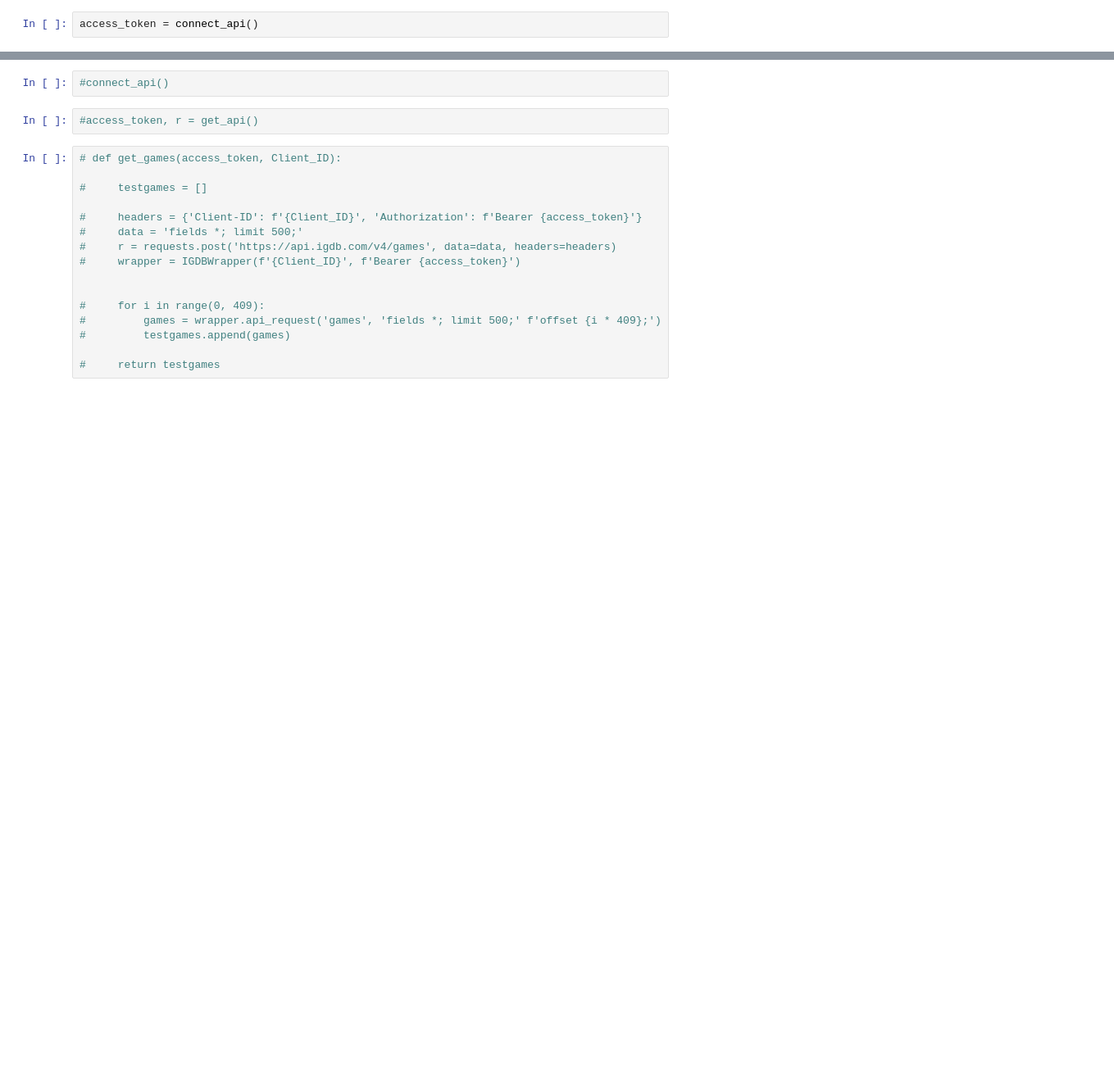
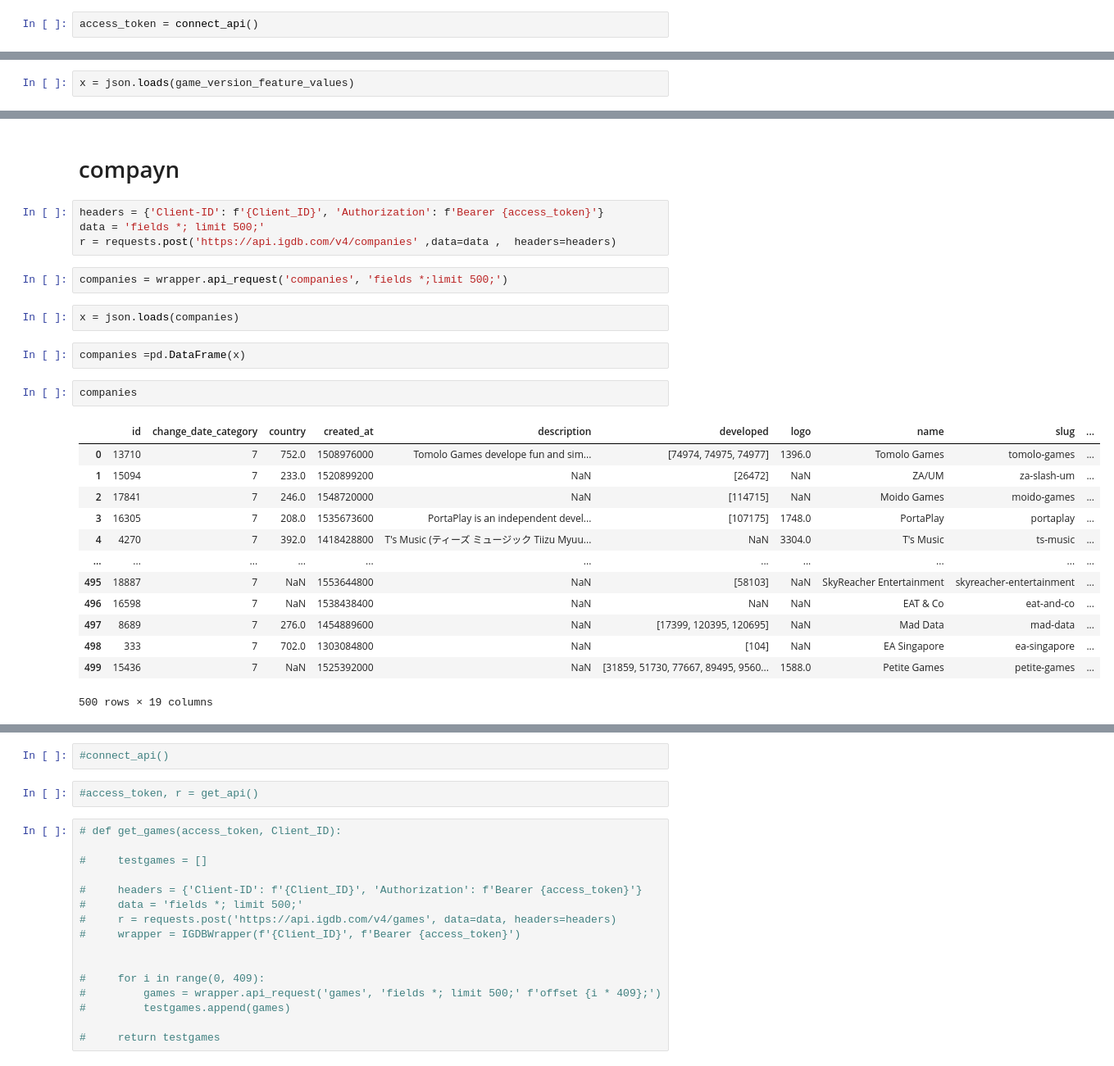
Before and after one commit to MrEnigmamgine/Videogame-Capstone_fork, a Jupyter notebook: glady's notebook.ipynb, the cells around one changed output, grey strips where cells are left out. Shown at 82% size. Saved outputs shown, nothing was run; the diff lists cells and outputs as text; blank space fills up the shorter version.

```diff
--- a/glady's notebook.ipynb
+++ b/glady's notebook.ipynb
@@ -29,0 +206,2 @@ access_token = connect_api()
+# %%
+x = json.loads(game_version_feature_values)
@@ -29,0 +226,28 @@ access_token = connect_api()
+# %% [markdown]
+# compayn
+# %%
+headers = {'Client-ID': f'{Client_ID}', 'Authorization': f'Bearer {access_token}'}
+data = 'fields *; limit 500;'
+r = requests.post('https://api.igdb.com/v4/companies' ,data=data ,  headers=headers)
+# %%
+companies = wrapper.api_request('companies', 'fields *;limit 500;')
+# %%
+x = json.loads(companies)
+# %%
+companies =pd.DataFrame(x)
+# %%
+companies
+# %% [output]
+|  | id | change_date_category | country | created_at | description | developed | logo | name | slug | ... |
+| 0 | 13710 | 7 | 752.0 | 1508976000 | Tomolo Games develope fun and sim... | [74974, 74975, 74977] | 1396.0 | Tomolo Games | tomolo-games | ... |
+| 1 | 15094 | 7 | 233.0 | 1520899200 | NaN | [26472] | NaN | ZA/UM | za-slash-um | ... |
+| 2 | 17841 | 7 | 246.0 | 1548720000 | NaN | [114715] | NaN | Moido Games | moido-games | ... |
+| 3 | 16305 | 7 | 208.0 | 1535673600 | PortaPlay is an independent devel... | [107175] | 1748.0 | PortaPlay | portaplay | ... |
+| 4 | 4270 | 7 | 392.0 | 1418428800 | T's Music (ティーズ ミュージック Tiizu Myuu... | NaN | 3304.0 | T's Music | ts-music | ... |
+| ... | ... | ... | ... | ... | ... | ... | ... | ... | ... | ... |
+| 495 | 18887 | 7 | NaN | 1553644800 | NaN | [58103] | NaN | SkyReacher Entertainment | skyreacher-entertainment | ... |
+| 496 | 16598 | 7 | NaN | 1538438400 | NaN | NaN | NaN | EAT & Co | eat-and-co | ... |
+| 497 | 8689 | 7 | 276.0 | 1454889600 | NaN | [17399, 120395, 120695] | NaN | Mad Data | mad-data | ... |
+| 498 | 333 | 7 | 702.0 | 1303084800 | NaN | [104] | NaN | EA Singapore | ea-singapore | ... |
+| 499 | 15436 | 7 | NaN | 1525392000 | NaN | [31859, 51730, 77667, 89495, 9560... | 1588.0 | Petite Games | petite-games | ... |
+500 rows × 19 columns
```
Also changed, not shown: parts of 81 cells of this notebook.
